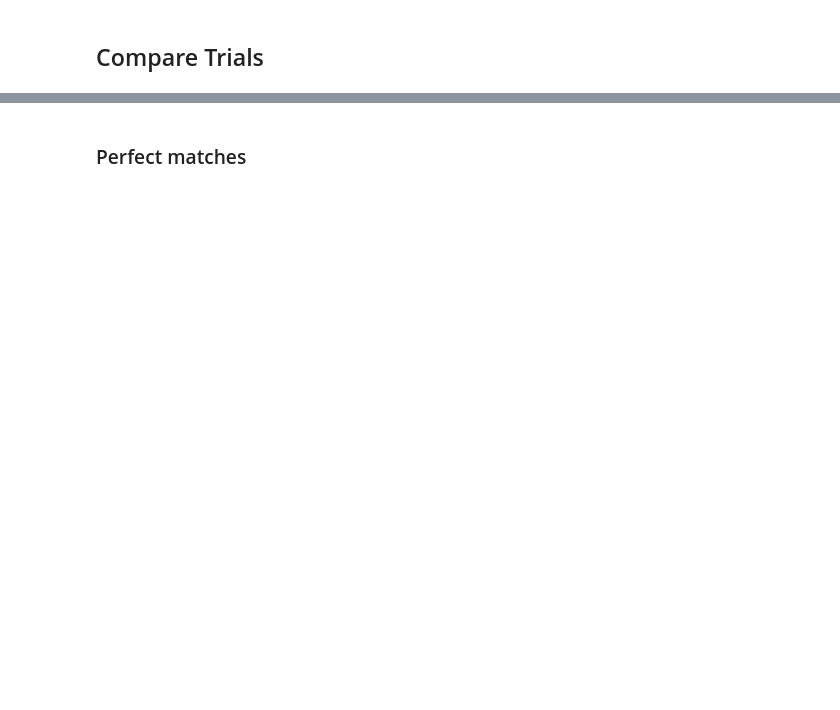
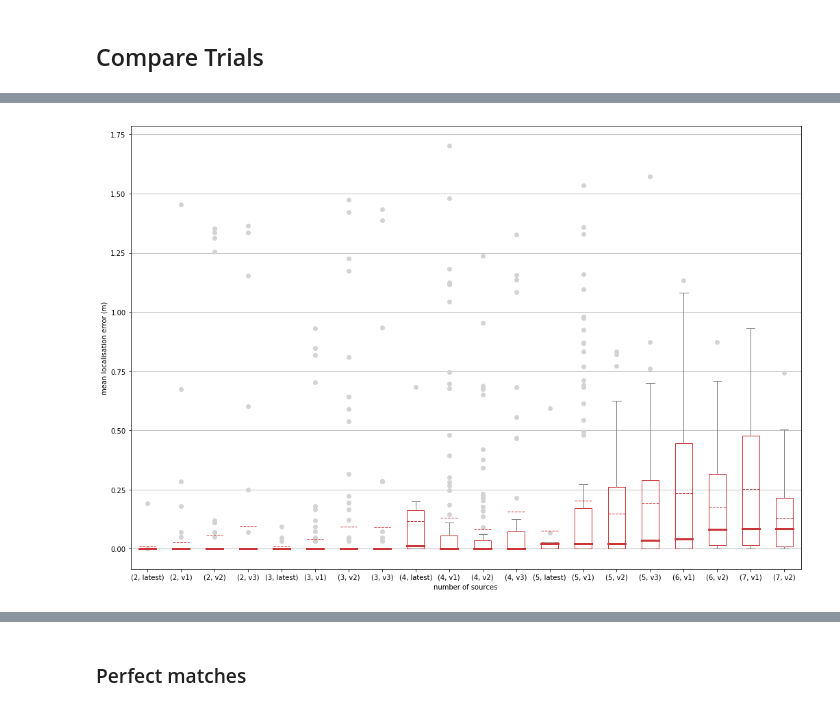
Before and after one commit to jannismain/fau-lnt-source-tracking-code, a Jupyter notebook: python/analysis.ipynb, the cells around one changed output, grey strips where cells are left out. Saved outputs shown, nothing was run; the diff lists cells and outputs as text; code cells hidden in the pictures; blank space fills up the shorter version.

```diff
--- a/python/analysis.ipynb
+++ b/python/analysis.ipynb
@@ -221,0 +262,9 @@ cat7 = results[results['n_sources']==7]['err_mean']
+# %%
+# Box Plot
+bp = dfc.boxplot('err_mean', by=["n_sources", "version"], return_type='both', figsize=(17,  12), showmeans=True, meanline=True)
+style_boxplot(bp)
+
+if EXPORT_LATEX:
+    tikz_save(PATH_BOX_PLOT, show_info=False)
+# %% [output]
+[figure, added]
```
Also changed, not shown: parts of 22 cells of this notebook.
